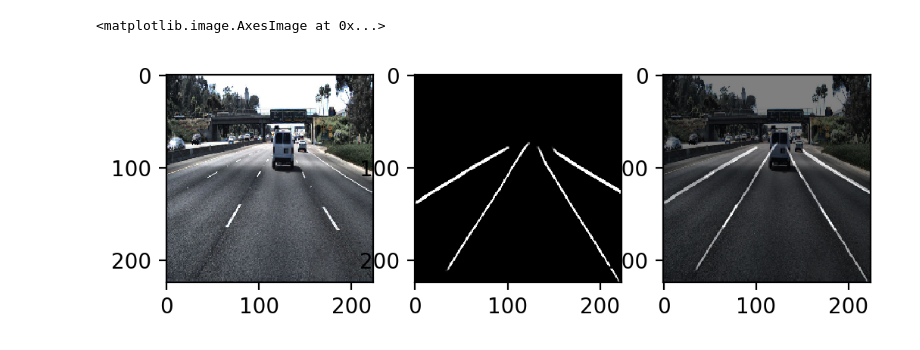
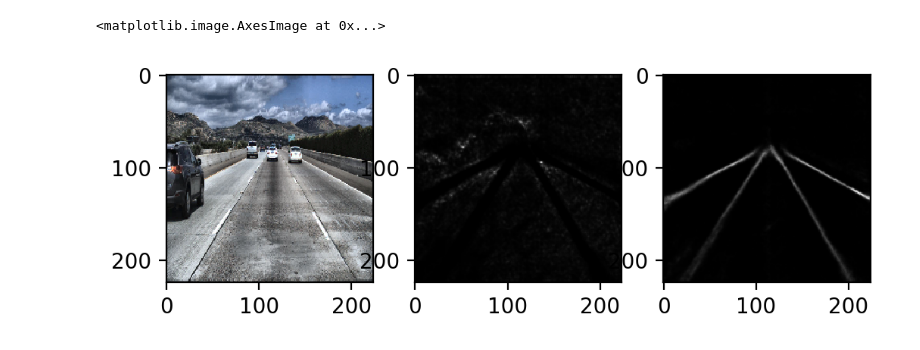
Before and after one commit to jaeoh2/Road-Lane-Instance-Segmentation-PyTorch, a Jupyter notebook: notebooks/inference.ipynb, the cells around one changed output. Drawn from its saved outputs; the diff is of its cells as text; code cells hidden in the pictures.

```diff
--- a/notebooks/inference.ipynb
+++ b/notebooks/inference.ipynb
@@ -28,27 +28,29 @@ MODEL_PATH = '../model_best.pth'
 test_dataset = tuSimpleDataset(test_path, size=SIZE, train=False)
 test_dataloader = DataLoader(dataset=test_dataset, batch_size=BATCH_SIZE, shuffle=True, num_workers=8)
 # %%
-model = BinSegNet(input_ch=INPUT_CHANNELS, output_ch=OUTPUT_CHANNELS).cuda()
+model = SegNet(input_ch=INPUT_CHANNELS, output_ch=OUTPUT_CHANNELS).cuda()
 model.load_state_dict(torch.load(MODEL_PATH))
 # %%
 model.eval()
 imgs = next(iter(test_dataloader))
 # %%
 input_tensor = torch.autograd.Variable(imgs).cuda()
-softmaxed_tensor = model(input_tensor)
+sem_pred, ins_pred = model(input_tensor)
-# %%
-idx = random.randint(0,BATCH_SIZE-1)
-# idx = 19
-
-test_img = np.transpose(imgs[idx].cpu().numpy(), (1,2,0))
-test_label = softmaxed_tensor[idx][1].detach().cpu().numpy()
-test_label = cv2.cvtColor(test_label, cv2.COLOR_GRAY2BGR)
-transformed_img = cv2.addWeighted(test_img, 0.5, test_label, 0.5, 0)
-
-plt.figure(dpi=200)
-plt.subplot(131);plt.imshow(test_img)
-plt.subplot(132);plt.imshow(test_label)
-plt.subplot(133);plt.imshow(transformed_img)
-# %% [output]
-<matplotlib.image.AxesImage at 0x...>
-[figure, removed]
+# %%
+idx = random.randint(0,BATCH_SIZE-1)
+# idx = 19
+
+test_img = np.transpose(imgs[idx].cpu().numpy(), (1,2,0))
+sem_softmaxed = torch.nn.functional.softmax(sem_pred[idx], dim=1)
+ins_softmaxed = torch.nn.functional.softmax(ins_pred[idx], dim=1)
+test_sem = sem_softmaxed.cpu().data.numpy()
+test_ins = ins_softmaxed.cpu().data.numpy()
+# %%
+plt.figure(dpi=200)
+plt.gray()
+plt.subplot(131);plt.imshow(test_img)
+plt.subplot(132);plt.imshow(test_sem[0])
+plt.subplot(133);plt.imshow(test_sem[1])
+# %% [output]
+<matplotlib.image.AxesImage at 0x...>
+[figure, added]
```
Also changed, not shown: parts of 3 cells of this notebook.
